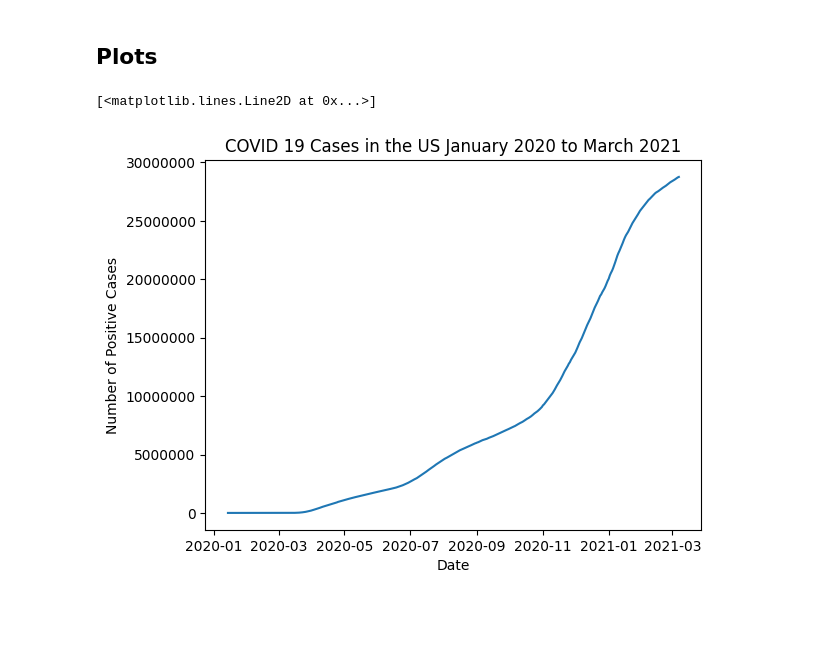
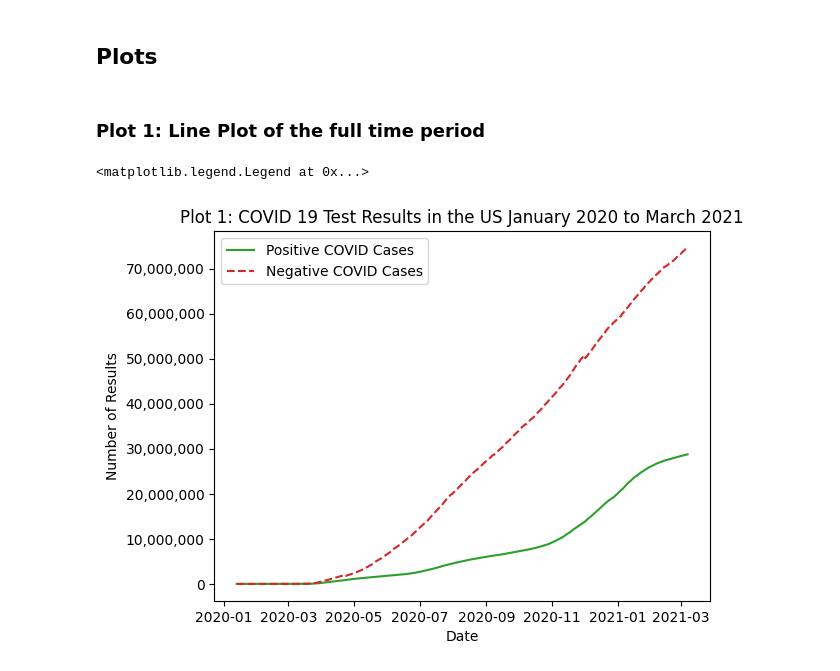
Before and after one commit to Goodgie01/Software-Engineering-University, a Jupyter notebook: summative_code.ipynb, the cells around one changed output. Saved outputs shown, nothing was run; the diff lists cells and outputs as text; code cells hidden in the pictures; blank space fills up the shorter version.

```diff
--- a/summative_code.ipynb
+++ b/summative_code.ipynb
@@ -211,0 +212,3 @@ df
+# %%
+df['onlyHospitalizedCurrently'] = df['hospitalizedCurrently'] - df['inIcuCurrently'] - df['onVentilatorCurrently']
+df
@@ -212,17 +229,21 @@ df
 # %% [markdown]
 ## Plots
+# %% [markdown]
+### Plot 1: Line Plot of the full time period
 # %%
-f = plt.figure()
+ax = plt.subplot()
 
-plt.ticklabel_format(style = 'plain')
+ax.ticklabel_format(style = 'plain')
 
-plt.title('COVID 19 Cases in the US January 2020 to March 2021')
-plt.xlabel('Date')
-plt.ylabel('Number of Positive Cases')
+ax.plot(df['date'], df['positive'], color = 'tab:green', label='Positive COVID Cases')
+ax.plot(df['date'], df['negative'], color = 'tab:red', label='Negative COVID Cases', ls = '--')
+ax.yaxis.set_major_formatter(matplotlib.ticker.StrMethodFormatter('{x:,.0f}'))
 
-plt.set_xlim([datetime.date(2020, 1, 26), datetime.date(2014, 2, 1)])
 
-plt.plot(df['date'], df['positive'])
+ax.set_title('Plot 1: COVID 19 Test Results in the US January 2020 to March 2021')
+ax.set_xlabel('Date')
+ax.set_ylabel('Number of Results')
+ax.legend()
 # %% [output]
-[<matplotlib.lines.Line2D at 0x...>]
+<matplotlib.legend.Legend at 0x...>
-[figure, old version]
+[figure, new version]
```
Also changed, not shown: parts of 5 cells of this notebook.
